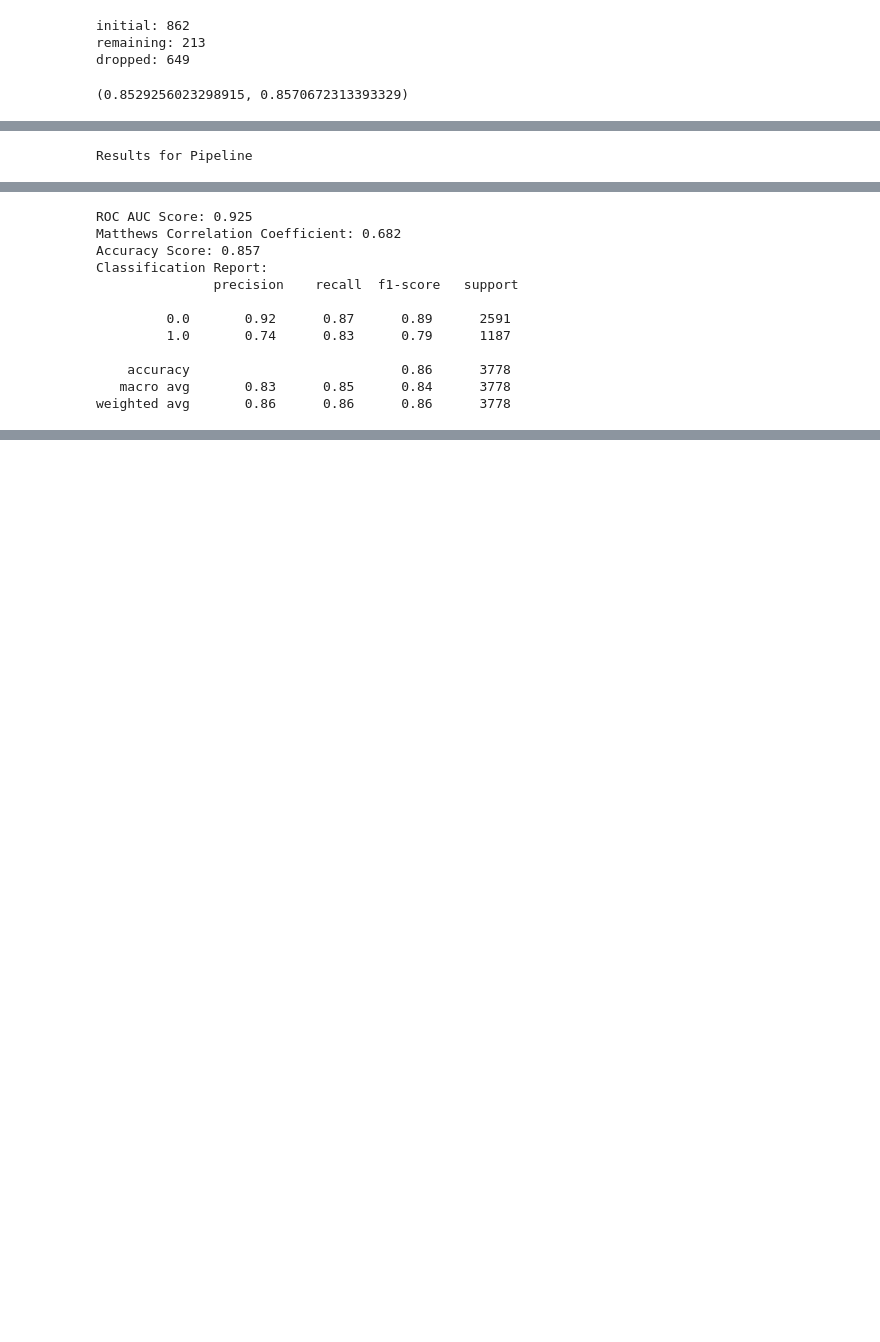
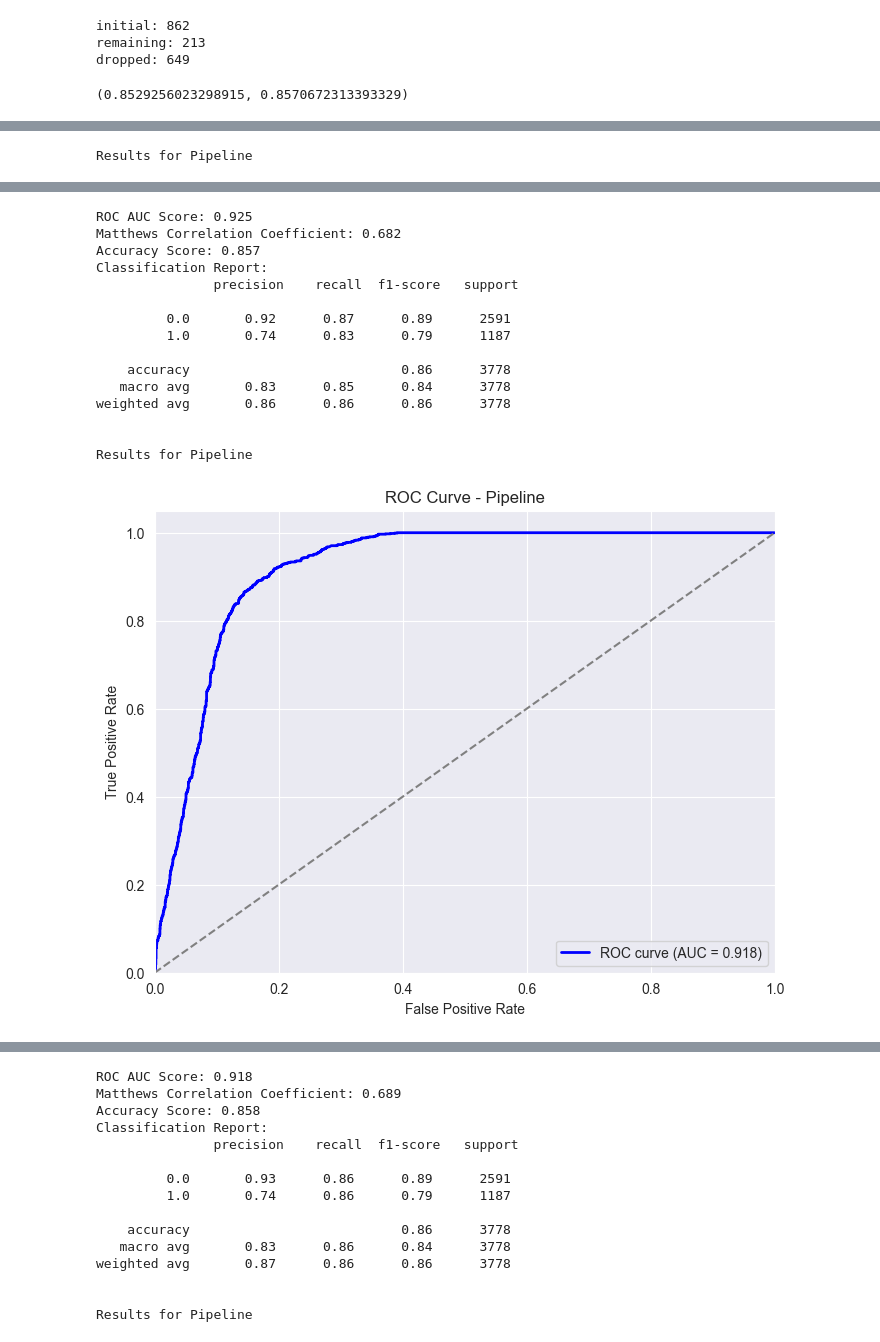
Before and after one commit to xpartla/Bakalarka, a Jupyter notebook: comparing.ipynb, the cells around one changed output, grey strips where cells are left out. Saved outputs shown, nothing was run; the diff lists cells and outputs as text; code cells hidden in the pictures; blank space fills up the shorter version.

```diff
--- a/comparing.ipynb
+++ b/comparing.ipynb
@@ -284,10 +298,14 @@ train_score, test_accuracy
 # %%
-pipelines = [logreg_pipeline]
+pipelines = [logreg_pipeline, svm_pipeline, rf_pipeline, lgbm_pipeline]
 
 for pipeline in pipelines:
     print(f"\nResults for {pipeline.__class__.__name__}")
 
-    y_prob = pipeline.predict_proba(X_test)[:, 1]
+    try:
+        y_prob = pipeline.predict_proba(X_test)[:, 1]
+    except AttributeError:
+        y_prob = pipeline.decision_function(X_test)
+
     y_pred = pipeline.predict(X_test)
 
     fpr, tpr, _ = roc_curve(y_test, y_prob)
@@ -309,30 +327,34 @@ for pipeline in pipelines:
     plt.legend(loc="lower right")
     plt.show()
 
     plt.figure(figsize=(6, 5))
     sns.heatmap(conf_matrix, annot=True, fmt="d", cmap="Blues", xticklabels=[0, 1], yticklabels=[0, 1])
     plt.xlabel("Predicted Label")
     plt.ylabel("True Label")
     plt.title(f"Confusion Matrix - {pipeline.__class__.__name__}")
     plt.show()
 
     print(f"ROC AUC Score: {roc_auc:.3f}")
     print(f"Matthews Correlation Coefficient: {mcc:.3f}")
     print(f"Accuracy Score: {accuracy:.3f}")
     print("Classification Report:\n", class_report)
 # %% [output]
 Results for Pipeline
 [figure]
 [figure]
 ROC AUC Score: 0.925
 Matthews Correlation Coefficient: 0.682
 Accuracy Score: 0.857
 Classification Report:
                precision    recall  f1-score   support
 
          0.0       0.92      0.87      0.89      2591
          1.0       0.74      0.83      0.79      1187
 
     accuracy                           0.86      3778
    macro avg       0.83      0.85      0.84      3778
 weighted avg       0.86      0.86      0.86      3778
+
+
+Results for Pipeline
+[figure, added]
@@ -338,0 +362,15 @@ weighted avg       0.86      0.86      0.86      3778
+ROC AUC Score: 0.918
+Matthews Correlation Coefficient: 0.689
+Accuracy Score: 0.858
+Classification Report:
+               precision    recall  f1-score   support
+
+         0.0       0.93      0.86      0.89      2591
+         1.0       0.74      0.86      0.79      1187
+
+    accuracy                           0.86      3778
+   macro avg       0.83      0.86      0.84      3778
+weighted avg       0.87      0.86      0.86      3778
+
+
+Results for Pipeline
```
Also changed, not shown: parts of 4 cells of this notebook.
